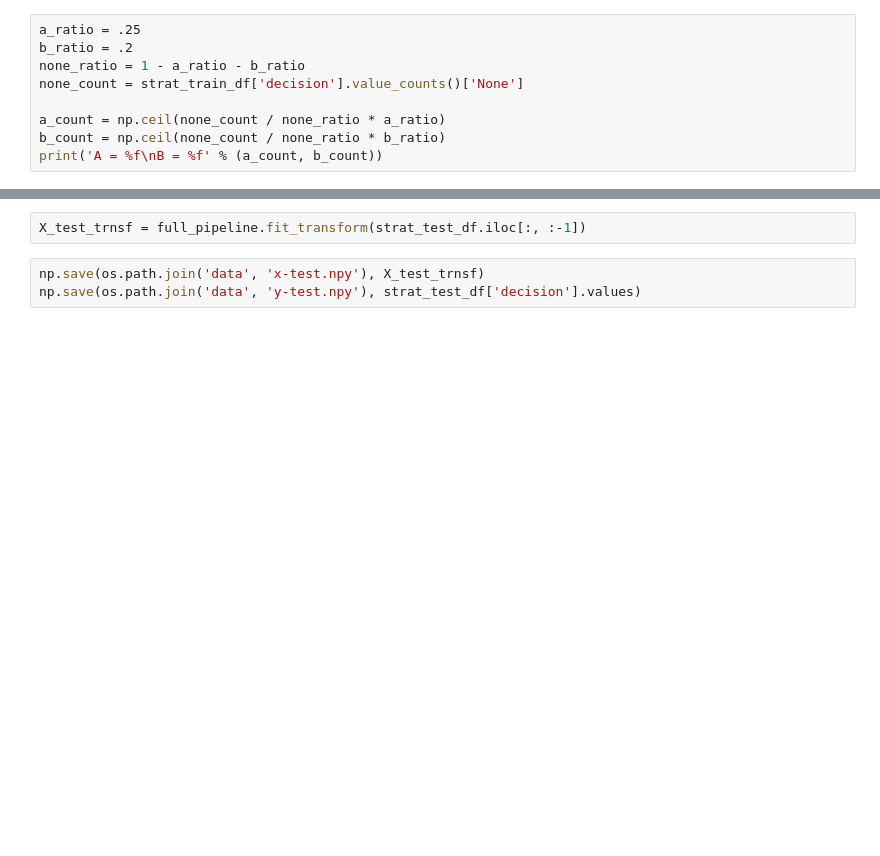
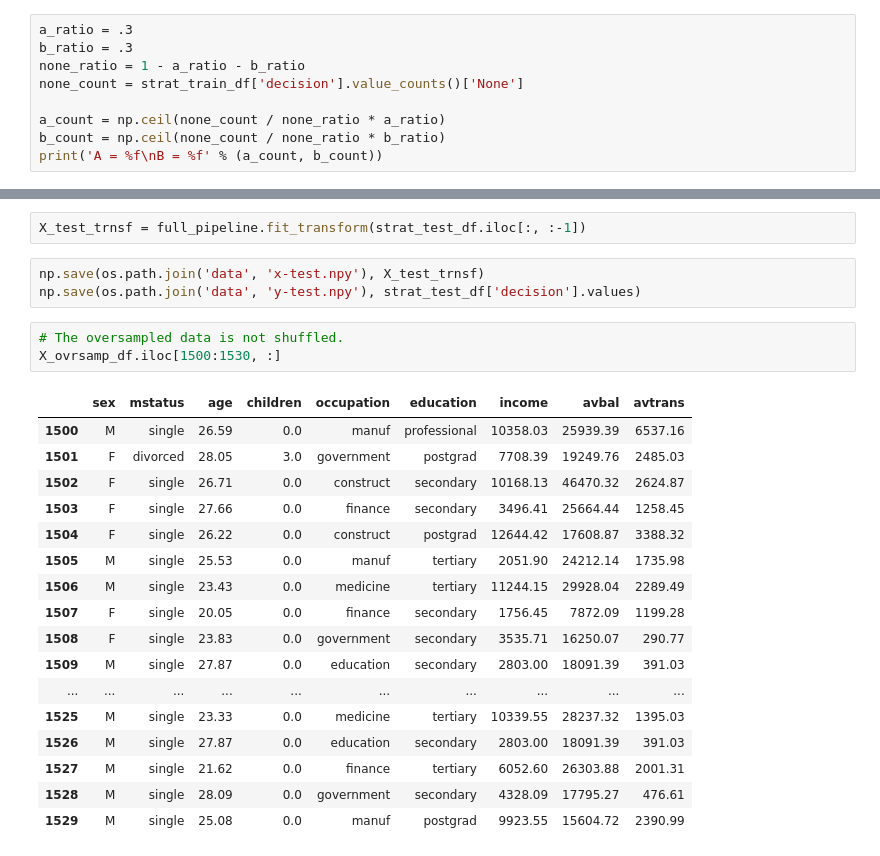
Before and after one commit to tkokkeng/KE5108-HybridIntelSys, a Jupyter notebook: custpurchclassifier.explore_transform.ipynb, the cells around one changed output, grey strips where cells are left out. Saved outputs shown, nothing was run; the diff lists cells and outputs as text; blank space fills up the shorter version.

```diff
--- a/custpurchclassifier.explore_transform.ipynb
+++ b/custpurchclassifier.explore_transform.ipynb
@@ -225,6 +221,6 @@ Let's upsample the classes A and B to 55:25:20. Because there are categorical va
 # %%
-a_ratio = .25
-b_ratio = .2
+a_ratio = .3
+b_ratio = .3
 none_ratio = 1 - a_ratio - b_ratio
 none_count = strat_train_df['decision'].value_counts()['None']
 
@@ -360,3 +350,24 @@ X_test_trnsf = full_pipeline.fit_transform(strat_test_df.iloc[:, :-1])
 # %%
 np.save(os.path.join('data', 'x-test.npy'), X_test_trnsf)
 np.save(os.path.join('data', 'y-test.npy'), strat_test_df['decision'].values)
+# %%
+# The oversampled data is not shuffled.
+X_ovrsamp_df.iloc[1500:1530, :]
+# %% [output]
+|  | sex | mstatus | age | children | occupation | education | income | avbal | avtrans |
+| 1500 | M | single | 26.59 | 0.0 | manuf | professional | 10358.03 | 25939.39 | 6537.16 |
+| 1501 | F | divorced | 28.05 | 3.0 | government | postgrad | 7708.39 | 19249.76 | 2485.03 |
+| 1502 | F | single | 26.71 | 0.0 | construct | secondary | 10168.13 | 46470.32 | 2624.87 |
+| 1503 | F | single | 27.66 | 0.0 | finance | secondary | 3496.41 | 25664.44 | 1258.45 |
+| 1504 | F | single | 26.22 | 0.0 | construct | postgrad | 12644.42 | 17608.87 | 3388.32 |
+| 1505 | M | single | 25.53 | 0.0 | manuf | tertiary | 2051.90 | 24212.14 | 1735.98 |
+| 1506 | M | single | 23.43 | 0.0 | medicine | tertiary | 11244.15 | 29928.04 | 2289.49 |
+| 1507 | F | single | 20.05 | 0.0 | finance | secondary | 1756.45 | 7872.09 | 1199.28 |
+| 1508 | F | single | 23.83 | 0.0 | government | secondary | 3535.71 | 16250.07 | 290.77 |
+| 1509 | M | single | 27.87 | 0.0 | education | secondary | 2803.00 | 18091.39 | 391.03 |
+| ... | ... | ... | ... | ... | ... | ... | ... | ... | ... |
+| 1525 | M | single | 23.33 | 0.0 | medicine | tertiary | 10339.55 | 28237.32 | 1395.03 |
+| 1526 | M | single | 27.87 | 0.0 | education | secondary | 2803.00 | 18091.39 | 391.03 |
+| 1527 | M | single | 21.62 | 0.0 | finance | tertiary | 6052.60 | 26303.88 | 2001.31 |
+| 1528 | M | single | 28.09 | 0.0 | government | secondary | 4328.09 | 17795.27 | 476.61 |
+| 1529 | M | single | 25.08 | 0.0 | manuf | postgrad | 9923.55 | 15604.72 | 2390.99 |
```
Also changed, not shown: parts of 9 cells of this notebook, 3 other files.
